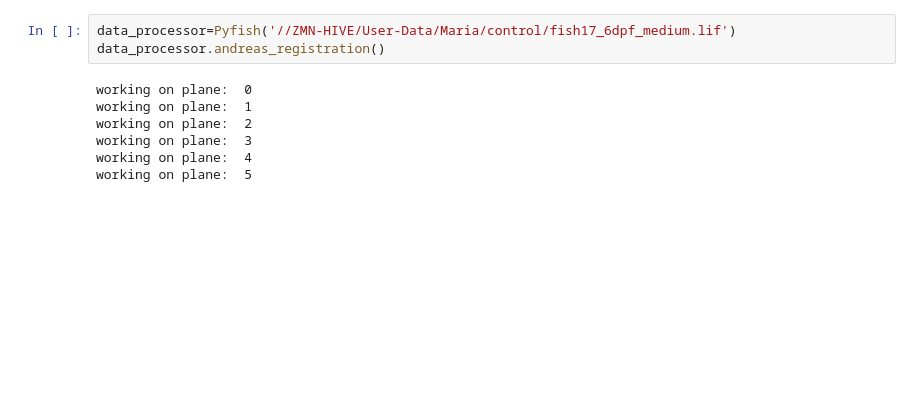
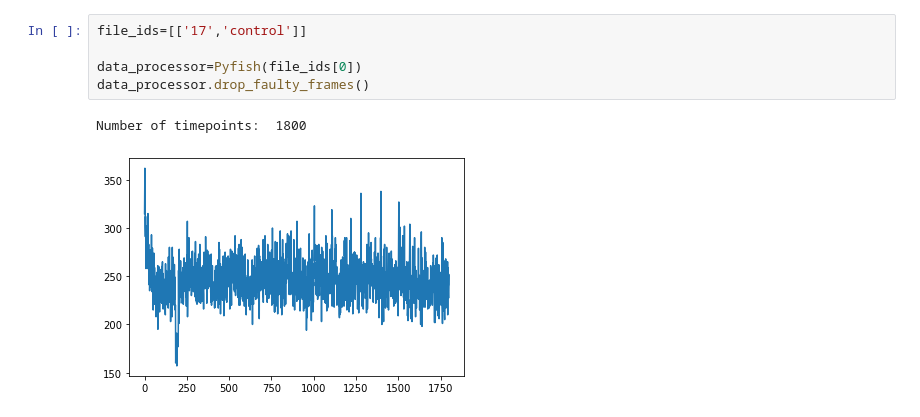
Before and after one commit to mariakesa/ZebraFishRegistrationPipeline, a Jupyter notebook: AndreasRegistration.ipynb, the cells around one changed output. Drawn from its saved outputs; the diff is of its cells as text; blank space fills up the shorter version.

```diff
--- a/AndreasRegistration.ipynb
+++ b/AndreasRegistration.ipynb
@@ -107,10 +132,8 @@ class Pyfish:
-# %%
-data_processor=Pyfish('//ZMN-HIVE/User-Data/Maria/control/fish17_6dpf_medium.lif')
-data_processor.andreas_registration()
-# %% [output]
-working on plane:  0
-working on plane:  1
-working on plane:  2
-working on plane:  3
-working on plane:  4
-working on plane:  5
+# %%
+file_ids=[['17','control']]
+
+data_processor=Pyfish(file_ids[0])
+data_processor.drop_faulty_frames()
+# %% [output]
+Number of timepoints:  1800
+[figure, added]
```
Also changed, not shown: parts of 5 cells of this notebook.
